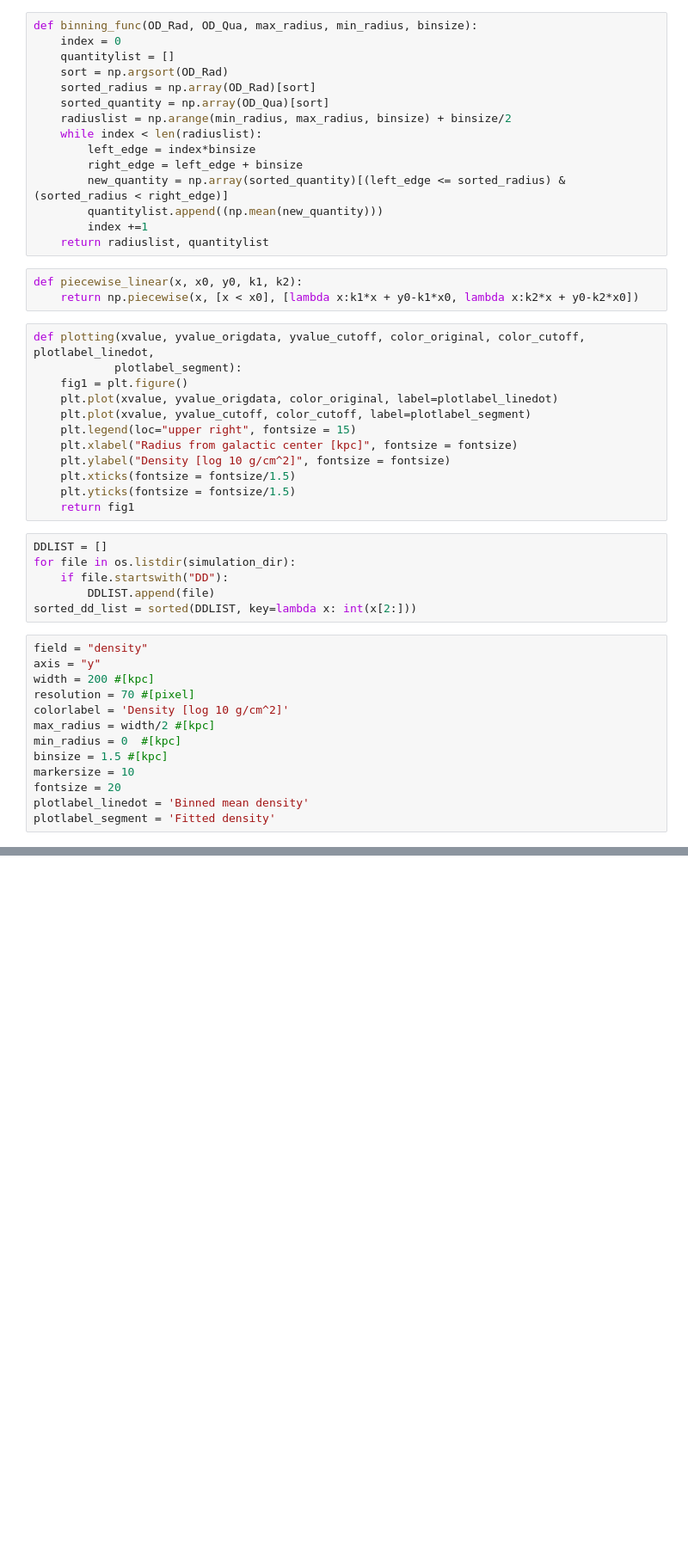
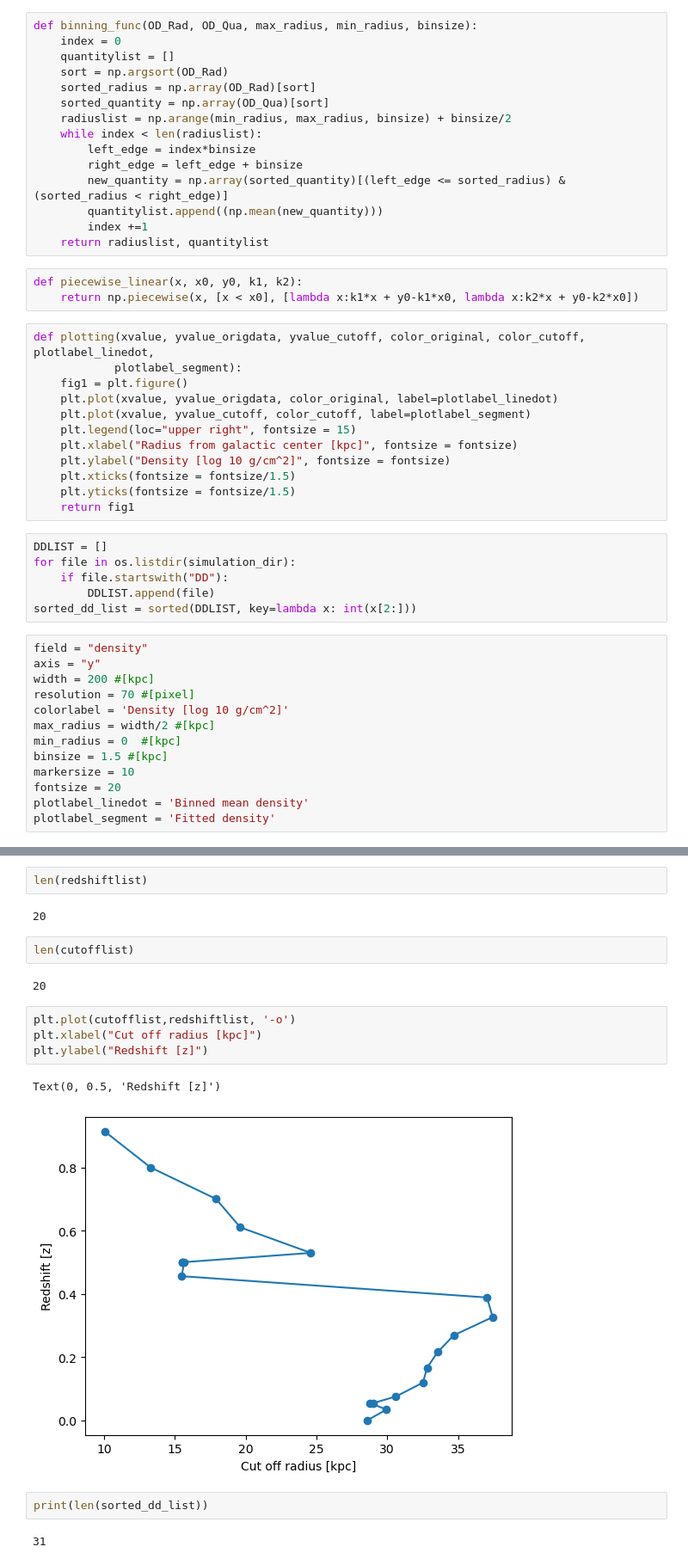
Before and after one commit to EugeneLee0506/foggie, a Jupyter notebook: foggie/Eugenecode/DD_Iteration.ipynb, the cells around one changed output, grey strips where cells are left out. Shown at 86% size. Saved outputs shown, nothing was run; the diff lists cells and outputs as text; blank space fills up the shorter version.

```diff
--- a/foggie/Eugenecode/DD_Iteration.ipynb
+++ b/foggie/Eugenecode/DD_Iteration.ipynb
@@ -179 +179,20 @@ yt : [INFO     ] 2023-07-17 11:25:57,021 Parameters: hubble_constant           =
 ... (188 outputs left out)
+# %%
+len(redshiftlist)
+# %% [output]
+20
+# %%
+len(cutofflist)
+# %% [output]
+20
+# %%
+plt.plot(cutofflist,redshiftlist, '-o')
+plt.xlabel("Cut off radius [kpc]")
+plt.ylabel("Redshift [z]")
+# %% [output]
+Text(0, 0.5, 'Redshift [z]')
+[figure, added]
+# %%
+print(len(sorted_dd_list))
+# %% [output]
+31
```
Also changed, not shown: parts of 1 cell of this notebook.
